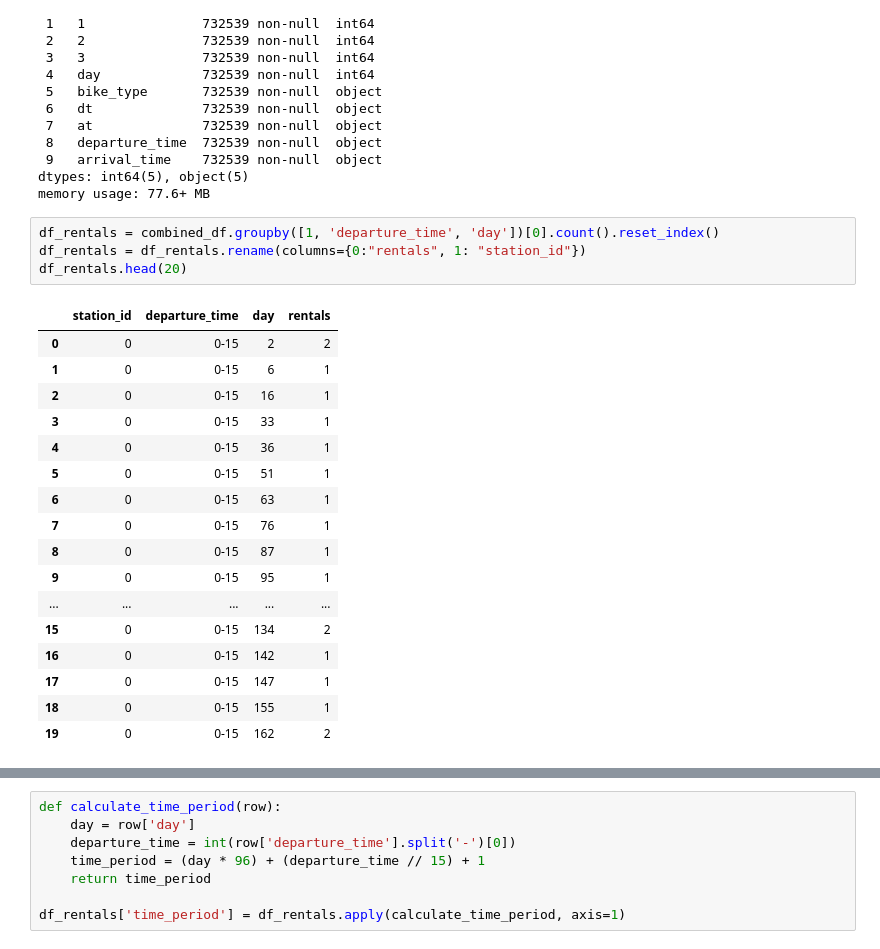
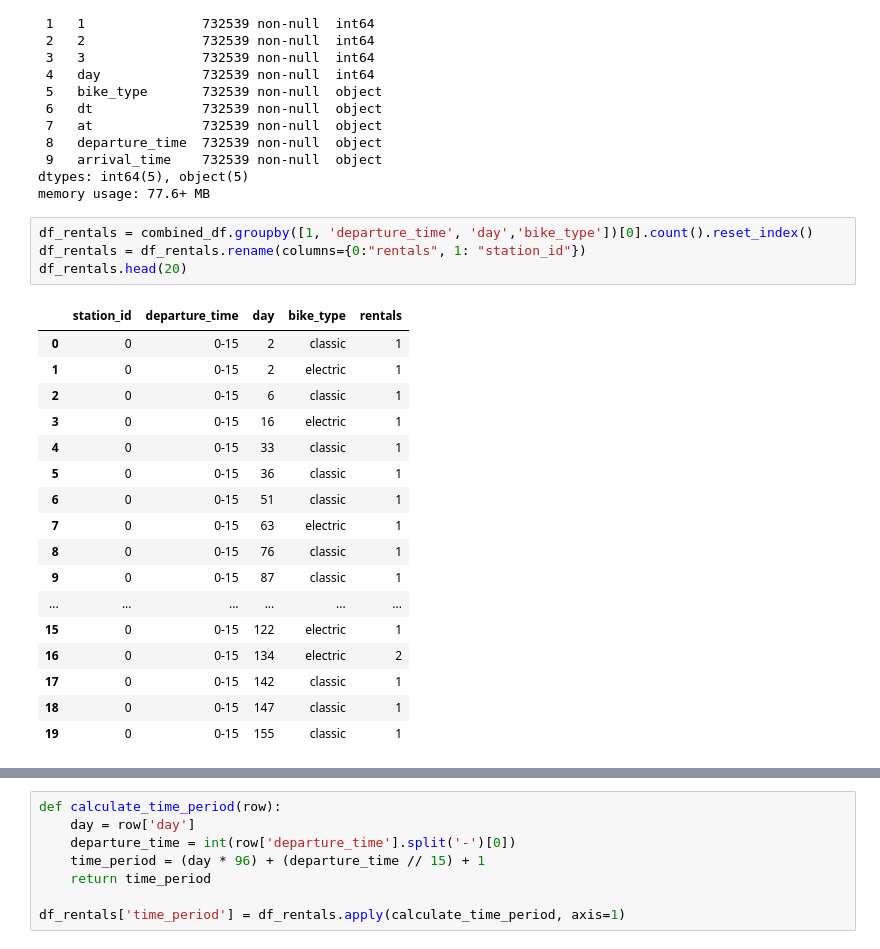
Before and after one commit to clyman23/urban-opt-final, a Jupyter notebook: input_data_bikes_urban_opt.ipynb, the cells around one changed output, grey strips where cells are left out. Cells and saved outputs as stored; diff of their text form.

Commit message:
split rentals and returns

```diff
--- a/input_data_bikes_urban_opt.ipynb
+++ b/input_data_bikes_urban_opt.ipynb
@@ -276,25 +276,25 @@ Data columns (total 10 columns):
 dtypes: int64(5), object(5)
 memory usage: 77.6+ MB
 # %%
-df_rentals = combined_df.groupby([1, 'departure_time', 'day'])[0].count().reset_index()
+df_rentals = combined_df.groupby([1, 'departure_time', 'day','bike_type'])[0].count().reset_index()
 df_rentals = df_rentals.rename(columns={0:"rentals", 1: "station_id"})
 df_rentals.head(20)
 # %% [output]
-|  | station_id | departure_time | day | rentals |
-| 0 | 0 | 0-15 | 2 | 2 |
-| 1 | 0 | 0-15 | 6 | 1 |
-| 2 | 0 | 0-15 | 16 | 1 |
-| 3 | 0 | 0-15 | 33 | 1 |
-| 4 | 0 | 0-15 | 36 | 1 |
-| 5 | 0 | 0-15 | 51 | 1 |
-| 6 | 0 | 0-15 | 63 | 1 |
-| 7 | 0 | 0-15 | 76 | 1 |
-| 8 | 0 | 0-15 | 87 | 1 |
-| 9 | 0 | 0-15 | 95 | 1 |
-| ... | ... | ... | ... | ... |
-| 15 | 0 | 0-15 | 134 | 2 |
-| 16 | 0 | 0-15 | 142 | 1 |
-| 17 | 0 | 0-15 | 147 | 1 |
-| 18 | 0 | 0-15 | 155 | 1 |
-| 19 | 0 | 0-15 | 162 | 2 |
+|  | station_id | departure_time | day | bike_type | rentals |
+| 0 | 0 | 0-15 | 2 | classic | 1 |
+| 1 | 0 | 0-15 | 2 | electric | 1 |
+| 2 | 0 | 0-15 | 6 | classic | 1 |
+| 3 | 0 | 0-15 | 16 | electric | 1 |
+| 4 | 0 | 0-15 | 33 | classic | 1 |
+| 5 | 0 | 0-15 | 36 | classic | 1 |
+| 6 | 0 | 0-15 | 51 | classic | 1 |
+| 7 | 0 | 0-15 | 63 | electric | 1 |
+| 8 | 0 | 0-15 | 76 | classic | 1 |
+| 9 | 0 | 0-15 | 87 | classic | 1 |
+| ... | ... | ... | ... | ... | ... |
+| 15 | 0 | 0-15 | 122 | electric | 1 |
+| 16 | 0 | 0-15 | 134 | electric | 2 |
+| 17 | 0 | 0-15 | 142 | classic | 1 |
+| 18 | 0 | 0-15 | 147 | classic | 1 |
+| 19 | 0 | 0-15 | 155 | classic | 1 |
 # %%
```
Also changed, not shown: parts of 7 cells of this notebook, 4 other files.
